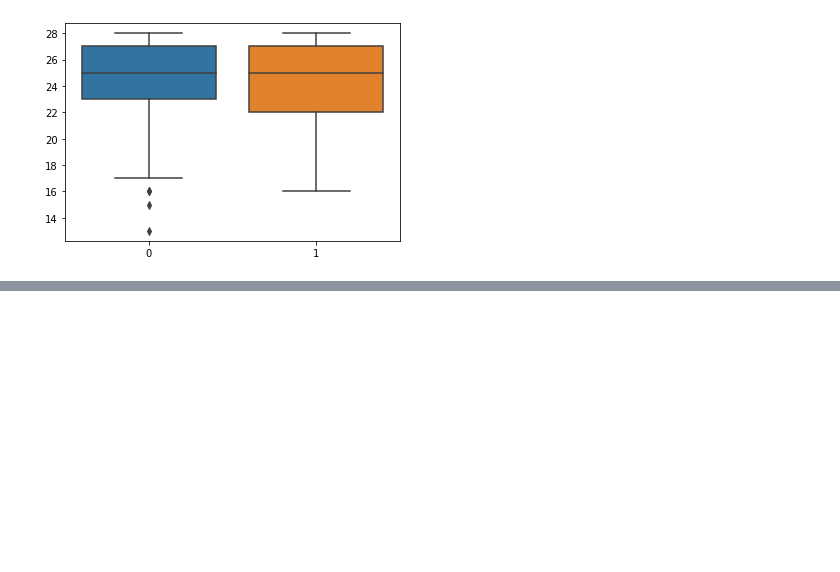
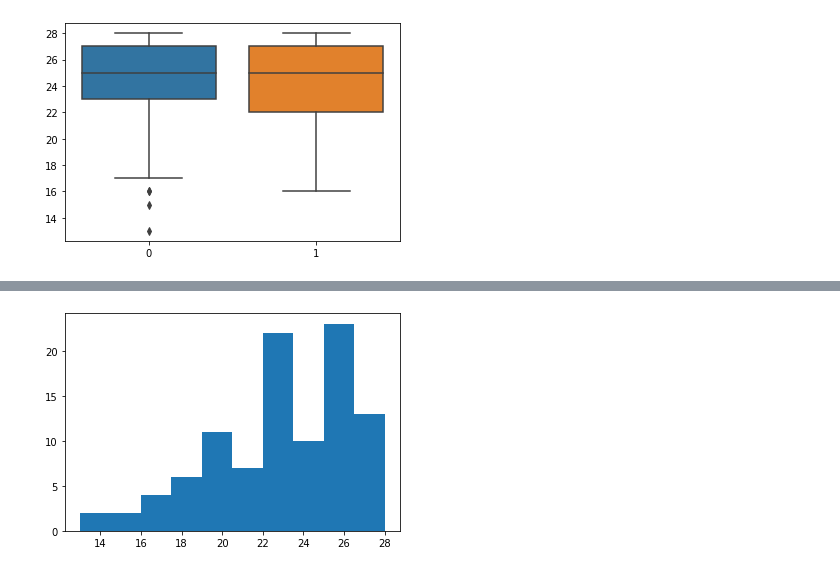
Before and after one commit to dan1lo/PesquisaDoutoradoPosDiferencas, a Jupyter notebook: pesquisa_sexo.ipynb, the cells around one changed output, grey strips where cells are left out. Cells and saved outputs as stored; diff of their text form; code cells hidden in the pictures; blank space fills up the shorter version.

```diff
--- a/pesquisa_sexo.ipynb
+++ b/pesquisa_sexo.ipynb
@@ -261,0 +282,8 @@ sns.distplot(dados_femininos.satisfacao)
+# %%
+import numpy as np
+
+teste = np.random.choice(dados_masculinos.Resolucao_Problemas, size=100)
+
+x = plt.hist(teste)
+# %% [output]
+[figure, added]
```
Also changed, not shown: parts of 6 cells of this notebook.
